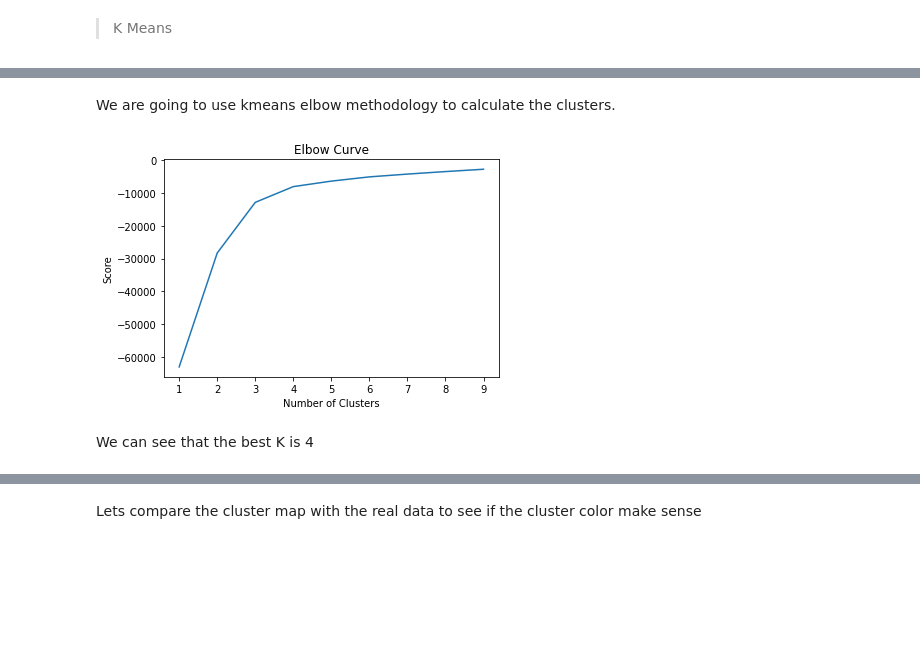
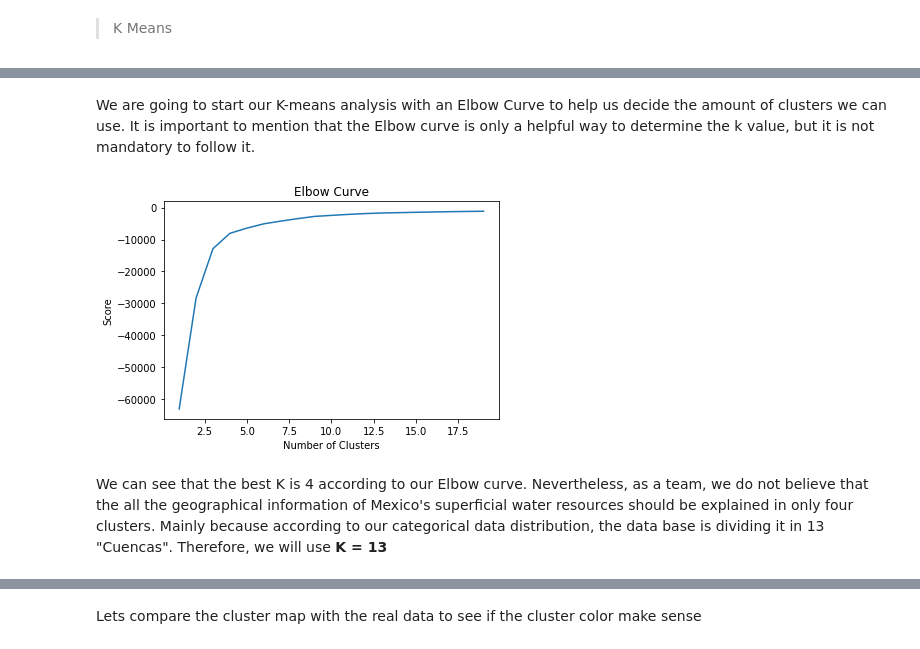
Before and after one commit to PosgradoMNA/actividades-del-projecto-team-1, a Jupyter notebook: Reto/Reto_Equipo1.ipynb, the cells around one changed output, grey strips where cells are left out. Drawn from its saved outputs; the diff is of its cells as text; code cells hidden in the pictures; blank space fills up the shorter version.

```diff
--- a/Reto/Reto_Equipo1.ipynb
+++ b/Reto/Reto_Equipo1.ipynb
@@ -580,23 +606,23 @@ Requirement already satisfied: mpmath>=0.19 in /usr/local/lib/python3.7/dist-pac
 import geopandas as gpd
 from sklearn.cluster import KMeans
 from sklearn.metrics import pairwise_distances_argmin_min
-# %% [markdown]
-We are going to use kmeans elbow methodology to calculate the clusters.
+# %% [markdown]
+We are going to start our K-means analysis with an Elbow Curve to help us decide the amount of clusters we can use. It is important to mention that the Elbow curve is only a helpful way to determine the k value, but it is not mandatory to follow it.
 # %%
 latlong=df_AguaSubterraneaCleaned[["LATITUD","LONGITUD"]]
 # %%
-Nc = range(1, 10)
+Nc = range(1, 20)
 kmeans = [KMeans(n_clusters=i) for i in Nc]
 kmeans
 score = [kmeans[i].fit(latlong).score(latlong) for i in range(len(kmeans))]
 score
 plt.plot(Nc,score)
 plt.xlabel('Number of Clusters')
 plt.ylabel('Score')
 plt.title('Elbow Curve')
 plt.show()
 # %% [output]
-[figure, old version]
+[figure, new version]
-# %% [markdown]
-We can see that the best K is 4
+# %% [markdown]
+We can see that the best K is 4 according to our Elbow curve. Nevertheless, as a team, we do not believe that the all the geographical information of Mexico's superficial water resources should be explained in only four clusters. Mainly because according to our categorical data distribution, the data base is dividing it in 13 "Cuencas". Therefore, we will use **K = 13**
 # %%
```
Also changed, not shown: parts of 33 cells of this notebook.
